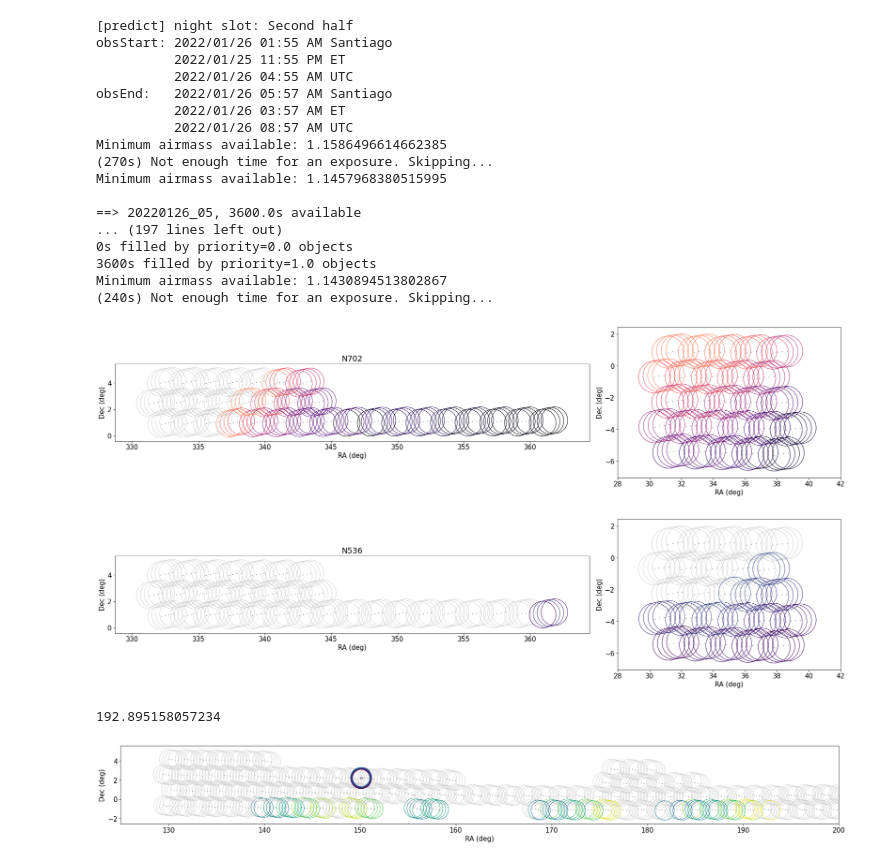
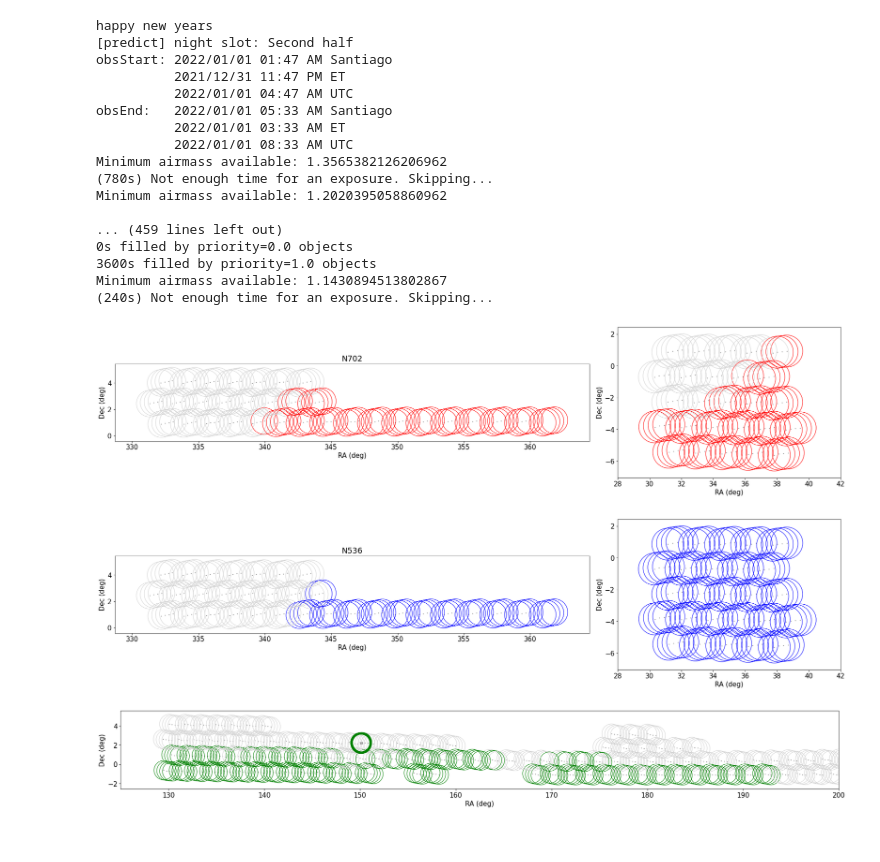
Before and after one commit to MerianSurvey/skipper, a Jupyter notebook: notebooks/Predict2021B.ipynb, the cells around one changed output. Saved outputs shown, nothing was run; the diff lists cells and outputs as text; code cells hidden in the pictures.

```diff
--- a/notebooks/Predict2021B.ipynb
+++ b/notebooks/Predict2021B.ipynb
@@ -17,16 +19,14 @@ import sigjson_f2021b
 # %%
 mastercat = sigjson_f2021b.load_mastercat('n536')
 # %%
-datelist_vvdsxmm_n536 = [(2021,12,ix) for ix in np.arange(1,5)]
-nightslot_vvdsxmm_n536 = [1 for ix in np.arange(1,5)]
-priorities_n536 = {'VVDS':0, 'XMM':1}
+datelist_vvdsxmm_n536 = [(2021,11,ix) for ix in np.arange(24,31)]
+datelist_vvdsxmm_n536 += [(2021,12,ix) for ix in np.arange(1,5)]
+nightslot_vvdsxmm_n536 = [1 for ix in np.arange(24,31)]
+nightslot_vvdsxmm_n536 += [1 for ix in np.arange(1,5)]
+priorities_n536 = {'VVDSearly':0, 'VVDSlate':1, 'VVDS':1, 'XMM':2}
 # %%
 datelist_vvdsxmm_n702 =  [(2021,9,ix) for ix in np.arange(10, 14)]
-datelist_vvdsxmm_n702 += [(2021,11,ix) for ix in np.arange(24,31)]
+#datelist_vvdsxmm_n702 += [(2021,11,ix) for ix in np.arange(24,31)]
 nightslot_vvdsxmm_n702 = [2 for ix in np.arange(10,14)]
-nightslot_vvdsxmm_n702 += [1 for ix in np.arange(24,31)]
-priorities_n702 = {'VVDS':0, 'XMM':1}
+#nightslot_vvdsxmm_n702 += [1 for ix in np.arange(24,31)]
+priorities_n702 = {'VVDSearly':0, 'VVDSlate':1,'VVDS':1, 'XMM':2}
-# %%
-datelist_cosmosgama_n536 = [(2022,1,ix) for ix in np.arange(25, 32)]
-nightslot_cosmosgama_n536 = [(2022,1,ix) for ix in np.arange(25, 32)]
-priorities_n536 = {'COSMOS':0, 'GAMA':1}
@@ -190,23 +127,23 @@ Minimum airmass available: 1.352584162848245
 # %%
 iqt_cosmosgama_n536 = sigjson_f2021b.predict_f2021b ( 'n536', datelist_cosmosgama_n536,
                                           nightslot_cosmosgama_n536,
-                                          priorities=priorities_n536,
+                                          priorities=priorities_cosmosgama_n536,
                                           field="COSMOSGAMA",
                                           pad_last_hour=False)
 # %% [output]
+happy new years
 [predict] night slot: Second half
-obsStart: 2022/01/26 01:55 AM Santiago
-          2022/01/25 11:55 PM ET
-          2022/01/26 04:55 AM UTC
-obsEnd:   2022/01/26 05:57 AM Santiago
-          2022/01/26 03:57 AM ET
-          2022/01/26 08:57 AM UTC
-Minimum airmass available: 1.1586496614662385
-(270s) Not enough time for an exposure. Skipping...
-Minimum airmass available: 1.1457968380515995
+obsStart: 2022/01/01 01:47 AM Santiago
+          2021/12/31 11:47 PM ET
+          2022/01/01 04:47 AM UTC
+obsEnd:   2022/01/01 05:33 AM Santiago
+          2022/01/01 03:33 AM ET
+          2022/01/01 08:33 AM UTC
+Minimum airmass available: 1.3565382126206962
+(780s) Not enough time for an exposure. Skipping...
+Minimum airmass available: 1.2020395058860962
 
-==> 20220126_05, 3600.0s available
-... (197 lines left out)
+... (459 lines left out)
 0s filled by priority=0.0 objects
 3600s filled by priority=1.0 objects
 Minimum airmass available: 1.1430894513802867
@@ -236,7 +173,7 @@ for name,row in mastercat_n702.iterrows():
         ra = row.RA
     if qrow.is_queued:
         cval = np.where(iqt_n702.sort_values('qstamp').index == name)[0][0]
-        ec= plt.cm.magma( cval/iqt_n702.shape[0] )
+        ec= 'r' #plt.cm.magma( cval/iqt_n702.shape[0] )
     else:
         ec='lightgray'
     patch = patches.Circle ( (ra, row.dec), fov_radius, ec=ec, #plt.cm.viridis((hr+5)/10.),
@@ -258,7 +195,7 @@ for ax in [ax0,ax1]:
 plt.tight_layout ()
 #plt.savefig('/Users/kadofong/Downloads/n702_map.png')
 # %% [output]
-[figure, old version]
+[figure, new version]
 # %%
 fig = plt.figure(figsize=(24,8))
 fov_radius = (3.18/np.pi)**0.5
@@ -271,39 +208,35 @@ for name,row in mastercat_n536.iterrows():
         ax = ax0
         ra = row.RA
     elif row.RA < 10:
         ax = ax0
         ra = row.RA + 360.
     else:
         ax = ax1
         ra = row.RA
     if qrow.is_queued:
         cval = np.where(iqt_n536.sort_values('qstamp').index == name)[0][0]
-        ec= plt.cm.viridis( cval/iqt_n536.shape[0] )
+        ec= 'b'#plt.cm.viridis( cval/iqt_n536.shape[0] )
     else:
         ec='lightgray'
     patch = patches.Circle ( (ra, row.dec), fov_radius, ec=ec, #plt.cm.viridis((hr+5)/10.),
                             fc='None')
 
     ax.add_patch(patch)
 
 mask = (mastercat.RA > 50)
 ax0.scatter(mastercat.loc[mask,'RA'], mastercat.loc[mask,'dec'], s=1, color='grey')
 ax0.set_aspect('equal')
 ax1.scatter(mastercat.loc[~mask,'RA'], mastercat.loc[~mask,'dec'], s=1, color='grey')
 ax1.set_xlim(28.,42.)
 ax1.set_aspect('equal')
 ax0.set_title('N536')
 for ax in [ax0,ax1]:
     ax.set_xlabel('RA (deg)')
     ax.set_ylabel('Dec (deg)')
 plt.tight_layout ()
 #plt.savefig('/Users/kadofong/Downloads/n536_map.png')
 # %% [output]
-[figure, old version]
+[figure, new version]
-# %%
-mastercat_cosmosgama.loc[iqt_cosmosgama_n536.is_queued, 'RA'].max()
-# %% [output]
-192.895158057234
 # %%
 fig = plt.figure(figsize=(24,8))
 fov_radius = (3.18/np.pi)**0.5
@@ -314,7 +247,7 @@ for name,row in mastercat_cosmosgama.iterrows():
     qrow = iqt_cosmosgama_n536.loc[name]
     if qrow.is_queued:
         cval = np.where(iqt_cosmosgama_n536.sort_values('qstamp').index == name)[0][0]
-        ec= plt.cm.viridis( cval/iqt_cosmosgama_n536.query('is_queued').shape[0] )
+        ec= 'green' #plt.cm.viridis( cval/iqt_cosmosgama_n536.query('is_queued').shape[0] )
     else:
         ec='lightgray'
     patch = patches.Circle ( (row.RA, row.dec), fov_radius, ec=ec, #plt.cm.viridis((hr+5)/10.),
@@ -333,7 +266,7 @@ ax.set_aspect('equal')
 plt.tight_layout ()
 #plt.savefig('/Users/kadofong/Downloads/n536_map.png')
 # %% [output]
-[figure, old version]
+[figure, new version]
 # %%
 bins = np.linspace(1.1,1.5,12)
 plt.hist(iqt_n536.airmass.astype(float), bins=bins,
```
Also changed, not shown: parts of 10 cells of this notebook.
